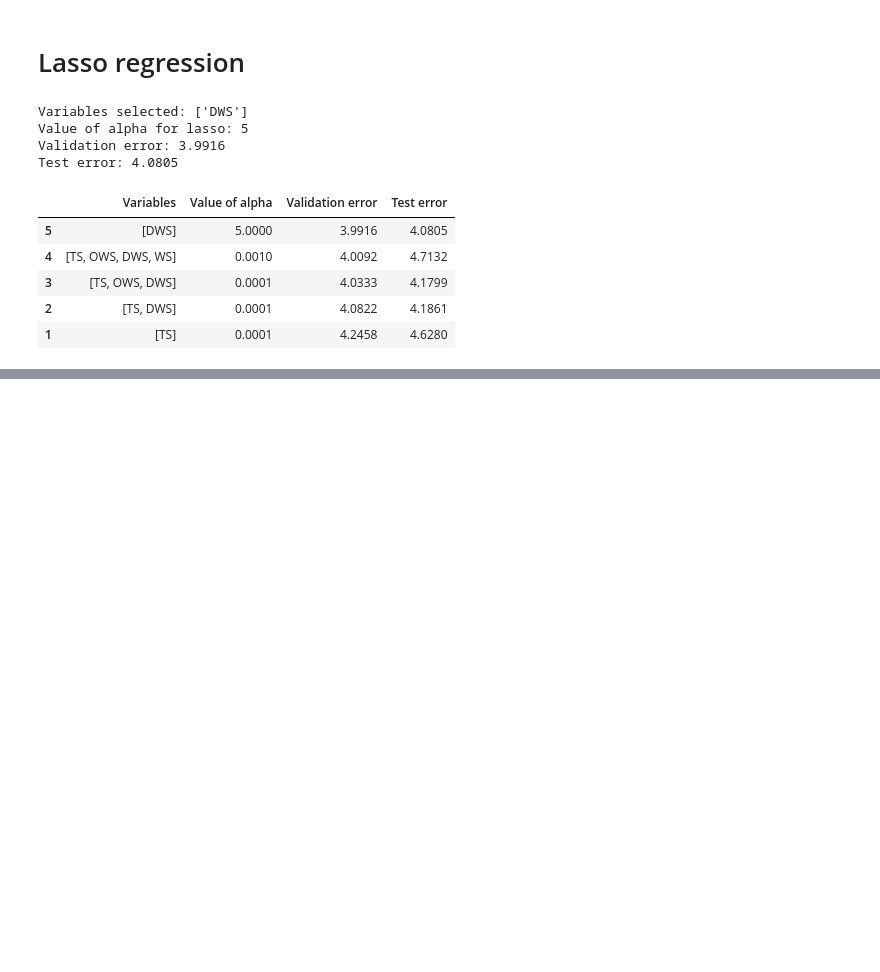
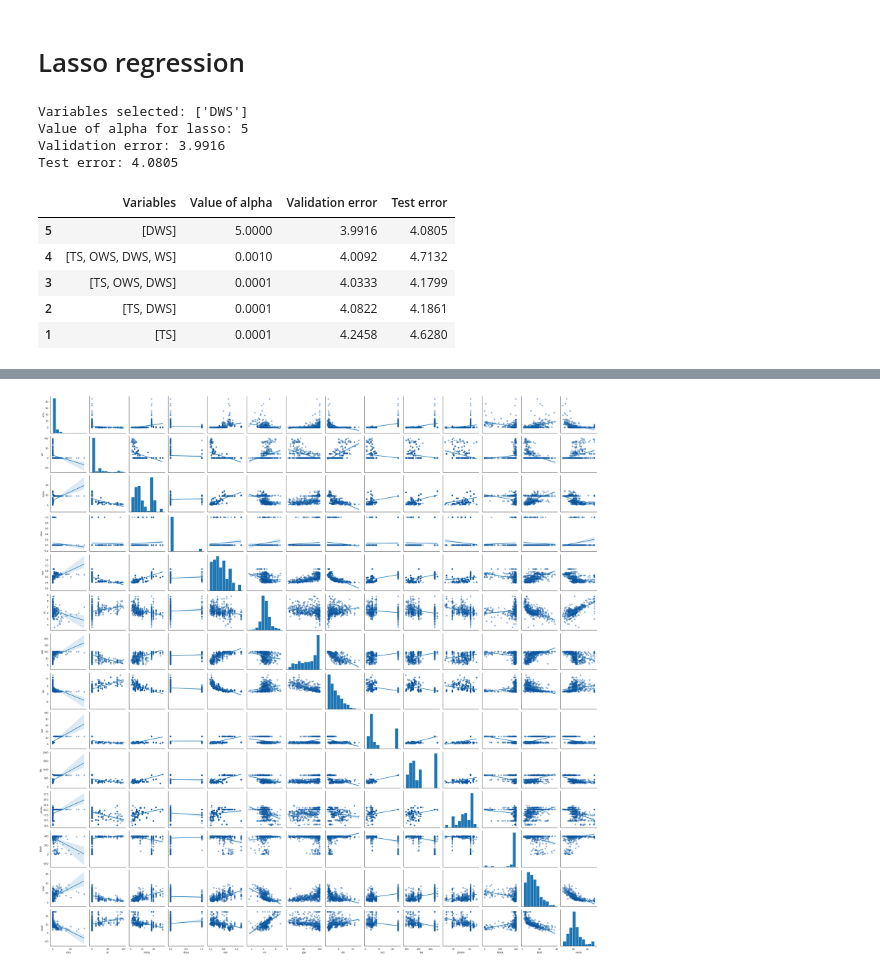
Before and after one commit to ChelseaYang1130/S2-2020, a Jupyter notebook: QBUS2820/Assignment 1/Assignment 1.ipynb, the cells around one changed output, grey strips where cells are left out. Cells and saved outputs as stored; diff of their text form; code cells hidden in the pictures; blank space fills up the shorter version.

```diff
--- a/QBUS2820/Assignment 1/Assignment 1.ipynb
+++ b/QBUS2820/Assignment 1/Assignment 1.ipynb
@@ -428,0 +431,12 @@ Test error: 4.0805
+# %%
+import pandas as pd
+import numpy as np
+import matplotlib.pylab as plt
+data = pd.read_csv('Boston_housing_data.csv')
+X = data[['rm','dis','tax']]
+y = np.array(data[["medv"]])
+
+X = (X-X.mean(axis=0))/X.std(axis=0)
+y = (y-y.mean(axis=0))/y.std(axis=0)
+# Adding constant
+X = np.column_stack((np.ones(len(X)), X))
@@ -428,0 +455,9 @@ Test error: 4.0805
+# %%
+with sns.axes_style('white'):
+    g=sns.pairplot(data, kind='reg',
+    plot_kws={'scatter_kws' :{'color': sns.color_palette('Blues')[-1], 'alpha':
+    0.4}})
+plt.tight_layout()
+# plt.savefig('scatter.png')
+# %% [output]
+[figure, added]
```
Also changed, not shown: parts of 4 cells of this notebook, 9 other files.
